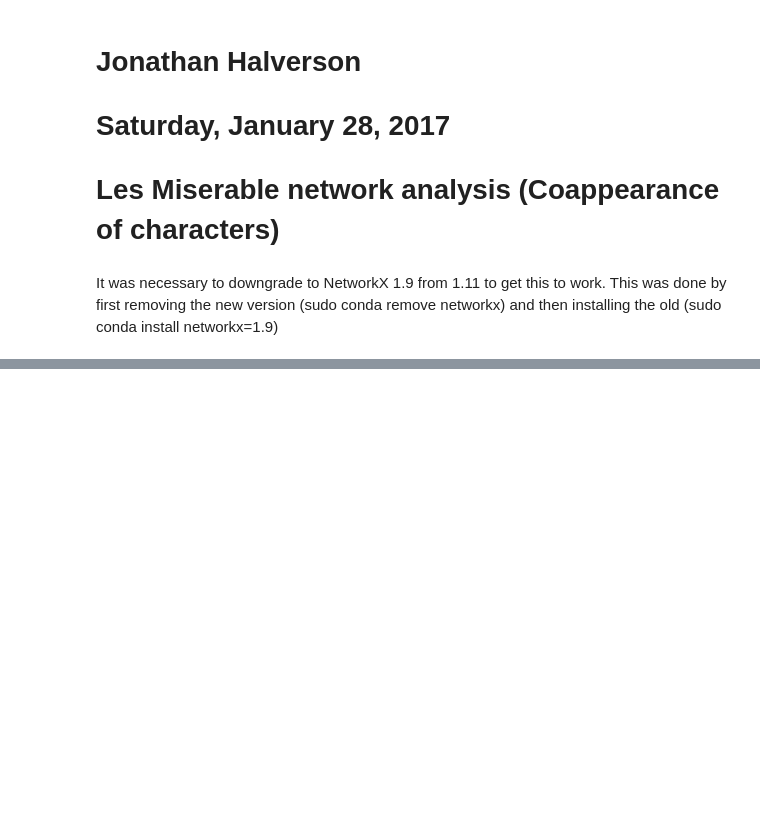
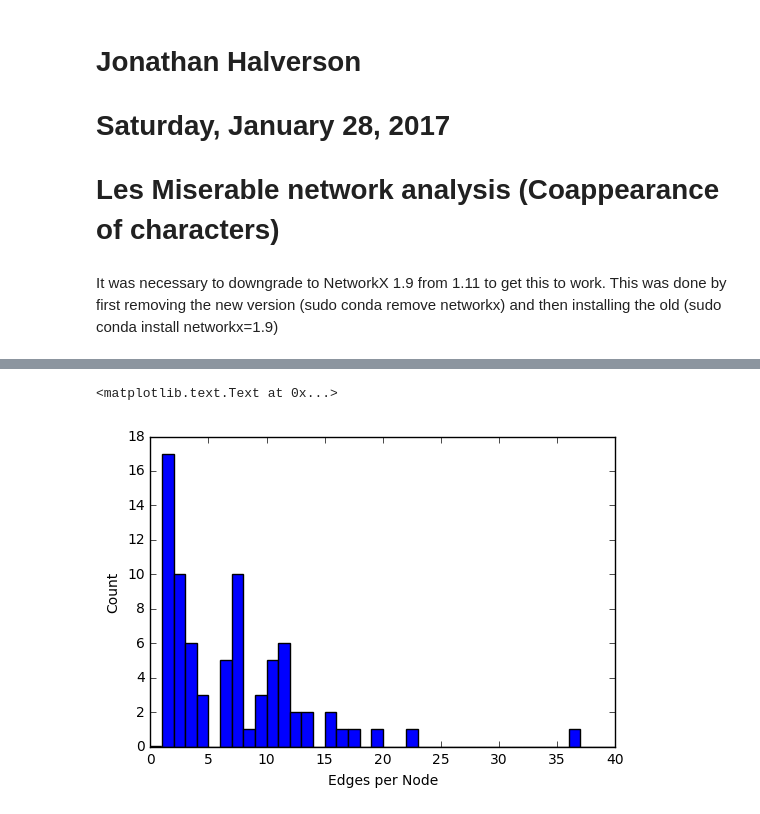
Before and after one commit to jhalverson/data_science, a Jupyter notebook: network_analysis/les_miserables_character_coappearances.ipynb, the cells around one changed output, grey strips where cells are left out. Cells and saved outputs as stored; diff of their text form; code cells hidden in the pictures; blank space fills up the shorter version.

```diff
--- a/network_analysis/les_miserables_character_coappearances.ipynb
+++ b/network_analysis/les_miserables_character_coappearances.ipynb
@@ -16,0 +28,7 @@ nx.draw(G, node_size=0, edge_color='b', alpha=.2, font_size=7)
+# %%
+plt.hist(deg.values(), bins=40, range=(0,40))
+plt.xlabel('Edges per Node')
+plt.ylabel('Count')
+# %% [output]
+<matplotlib.text.Text at 0x...>
+[figure, added]
```
Also changed, not shown: parts of 7 cells of this notebook.
